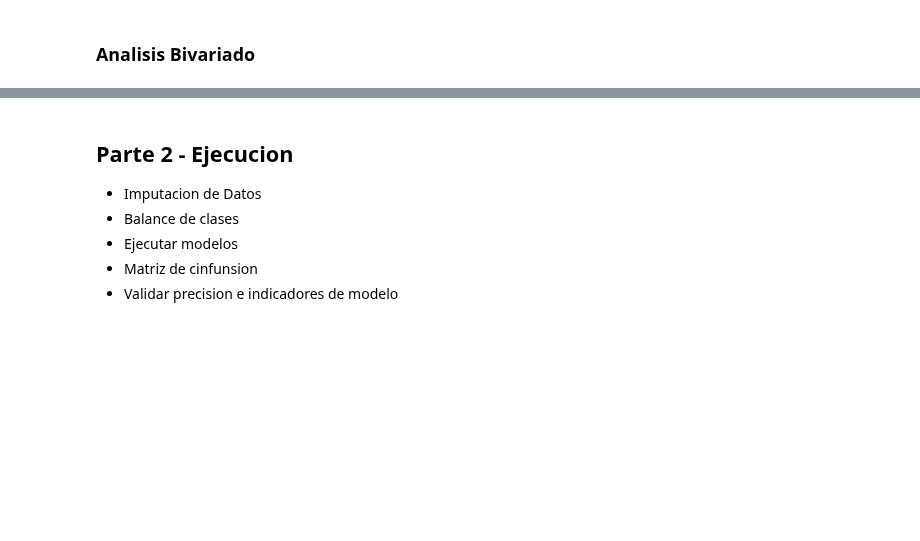
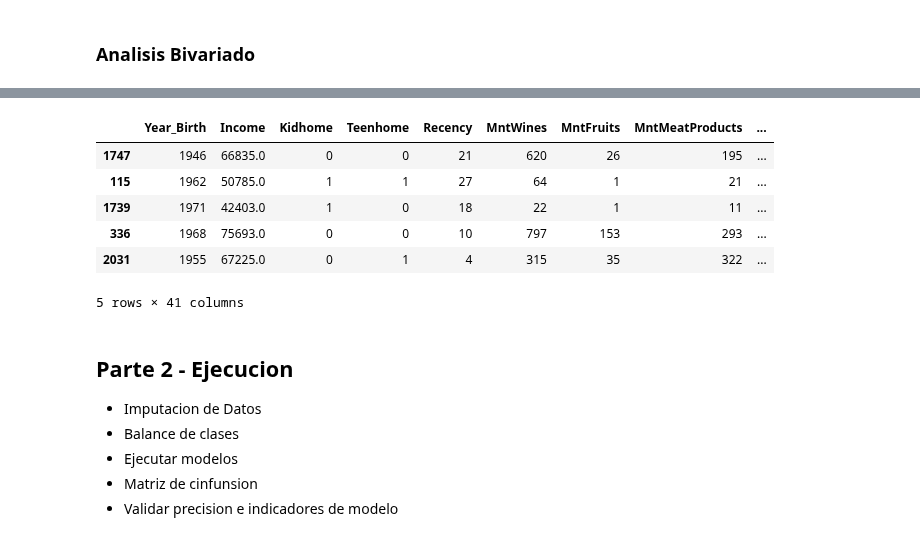
Before and after one commit to BryanHs20/Python-para-Data-Analyst, a Jupyter notebook: Python Avanzado/Machine Learning/Machine Learning.ipynb, the cells around one changed output, grey strips where cells are left out. Drawn from its saved outputs; the diff is of its cells as text; code cells hidden in the pictures; blank space fills up the shorter version.

```diff
--- a/Python Avanzado/Machine Learning/Machine Learning.ipynb
+++ b/Python Avanzado/Machine Learning/Machine Learning.ipynb
@@ -231,3 +432,25 @@ Insights de la Correlacion
+# %%
+# Libreria de Split
+from sklearn.model_selection import train_test_split
+
+x = df_copy.drop('Response', axis=1) # El array x no va a contemplar la respuesta
+y = df_copy['Response'] # Clase a predecir
+# Se divide en X y Y en un ratio de 70:30
+
+# Convertir categoricas en dummies
+x = pd.get_dummies(x, drop_first=True)
+
+x_train, x_test, y_train, y_test = train_test_split(x, y, test_size=0.30, random_state=1)
+# %%
+x_train.head(5)
+# %% [output]
+|  | Year_Birth | Income | Kidhome | Teenhome | Recency | MntWines | MntFruits | MntMeatProducts | ... |
+| 1747 | 1946 | 66835.0 | 0 | 0 | 21 | 620 | 26 | 195 | ... |
+| 115 | 1962 | 50785.0 | 1 | 1 | 27 | 64 | 1 | 21 | ... |
+| 1739 | 1971 | 42403.0 | 1 | 0 | 18 | 22 | 1 | 11 | ... |
+| 336 | 1968 | 75693.0 | 0 | 0 | 10 | 797 | 153 | 293 | ... |
+| 2031 | 1955 | 67225.0 | 0 | 1 | 4 | 315 | 35 | 322 | ... |
+5 rows × 41 columns
 # %% [markdown]
 ## Parte 2 - Ejecucion
 - Imputacion de Datos
```
Also changed, not shown: parts of 26 cells of this notebook.
